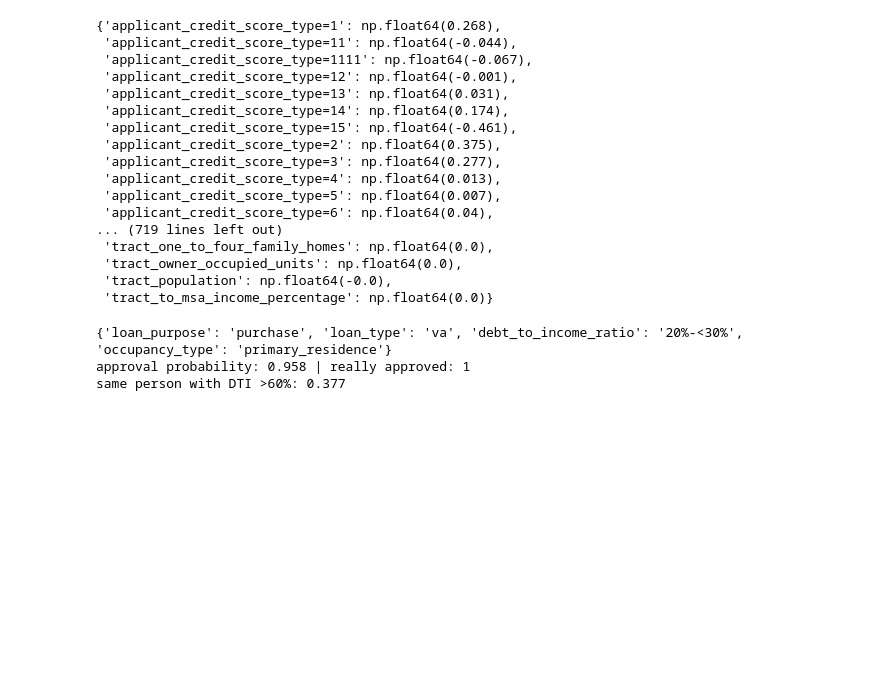
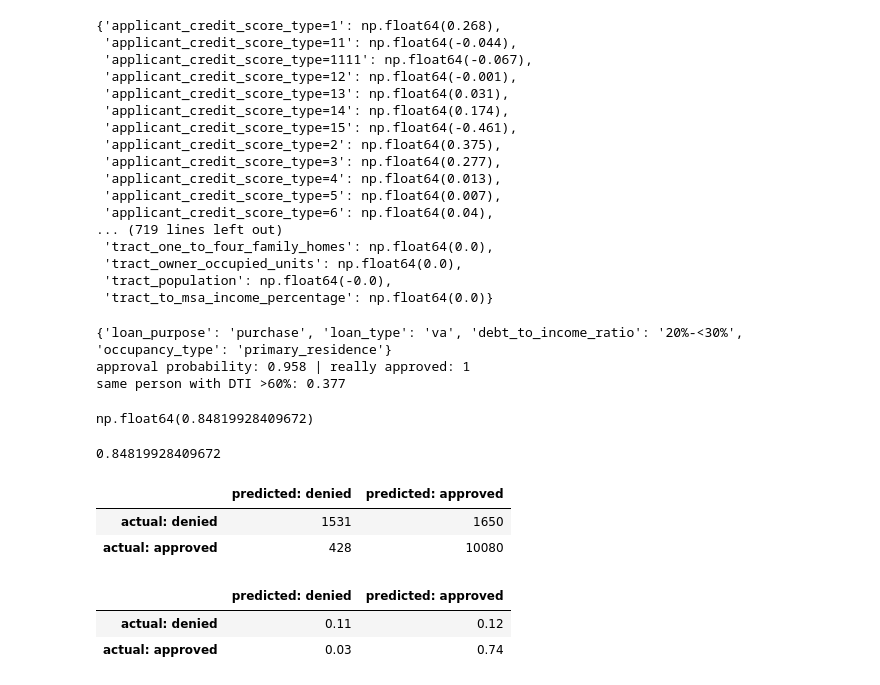
Before and after one commit to Humanberto/san-diego-mortgage-approval, a Jupyter notebook: notebook.ipynb, the cells around one changed output. Cells and saved outputs as stored; diff of their text form; code cells hidden in the pictures; blank space fills up the shorter version.

```diff
--- a/notebook.ipynb
+++ b/notebook.ipynb
@@ -679,3 +679,39 @@ print('same person with DTI >60%:', round(prob_risky, 3))
 {'loan_purpose': 'purchase', 'loan_type': 'va', 'debt_to_income_ratio': '20%-<30%', 'occupancy_type': 'primary_residence'}
 approval probability: 0.958 | really approved: 1
 same person with DTI >60%: 0.377
+# %%
+len(y_val)
+(y_val == approved_decision).mean()
+# %% [output]
+np.float64(0.84819928409672)
+# %%
+from sklearn.metrics import accuracy_score
+accuracy_score(y_val, y_pred >= 0.5)
+# %% [output]
+0.84819928409672
+# %%
+actual_positive = (y_val ==1)
+actual_negative = (y_val == 0)
+predict_positive = approved_decision
+predict_negative = ~approved_decision
+
+tp = (predict_positive & actual_positive).sum()
+tn = (predict_negative & actual_negative).sum()
+fp = (predict_positive & actual_negative).sum()
+fn = (predict_negative & actual_positive).sum()
+
+confusion = np.array([[tn, fp], [fn, tp]])
+# %%
+cm = pd.DataFrame(confusion,
+                  index=['actual: denied', 'actual: approved'],
+                  columns=['predicted: denied', 'predicted: approved'])
+
+display(cm)                                        # counts
+display((cm / cm.values.sum()).round(2))           # shares
+# %% [output]
+|  | predicted: denied | predicted: approved |
+| actual: denied | 1531 | 1650 |
+| actual: approved | 428 | 10080 |
+|  | predicted: denied | predicted: approved |
+| actual: denied | 0.11 | 0.12 |
+| actual: approved | 0.03 | 0.74 |
```
Also changed, not shown: parts of 2 cells of this notebook, 1 other file.
